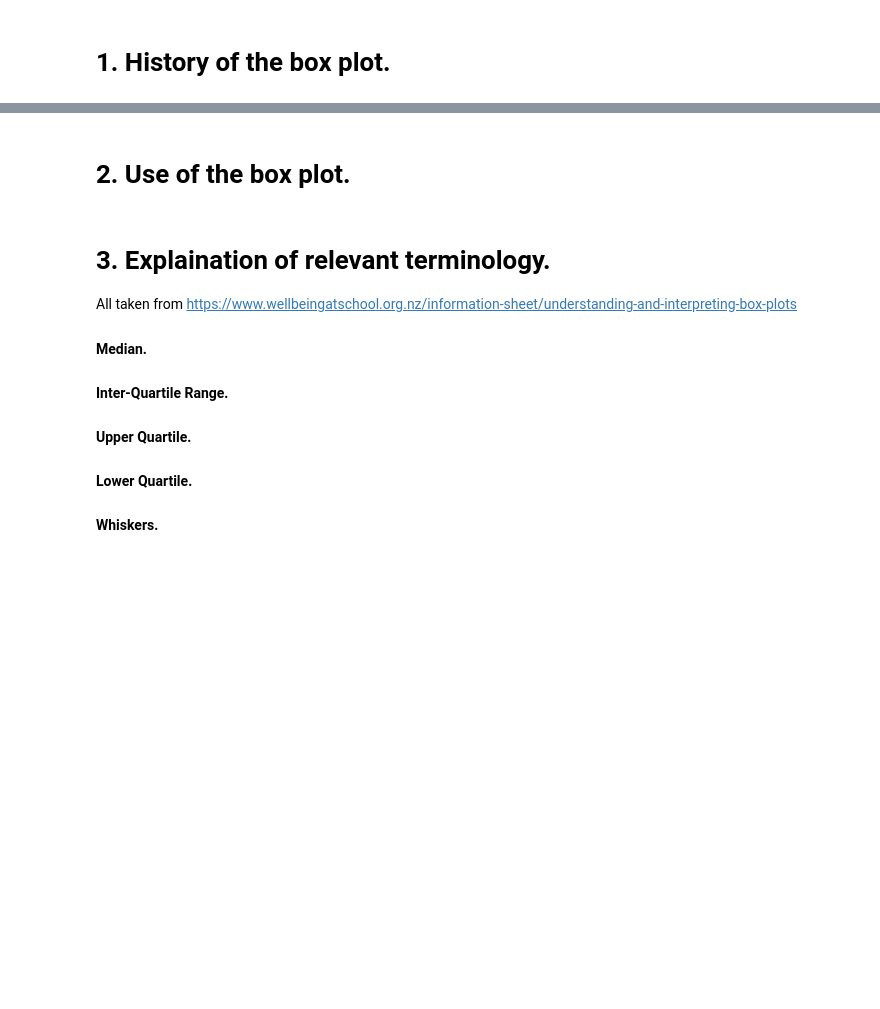
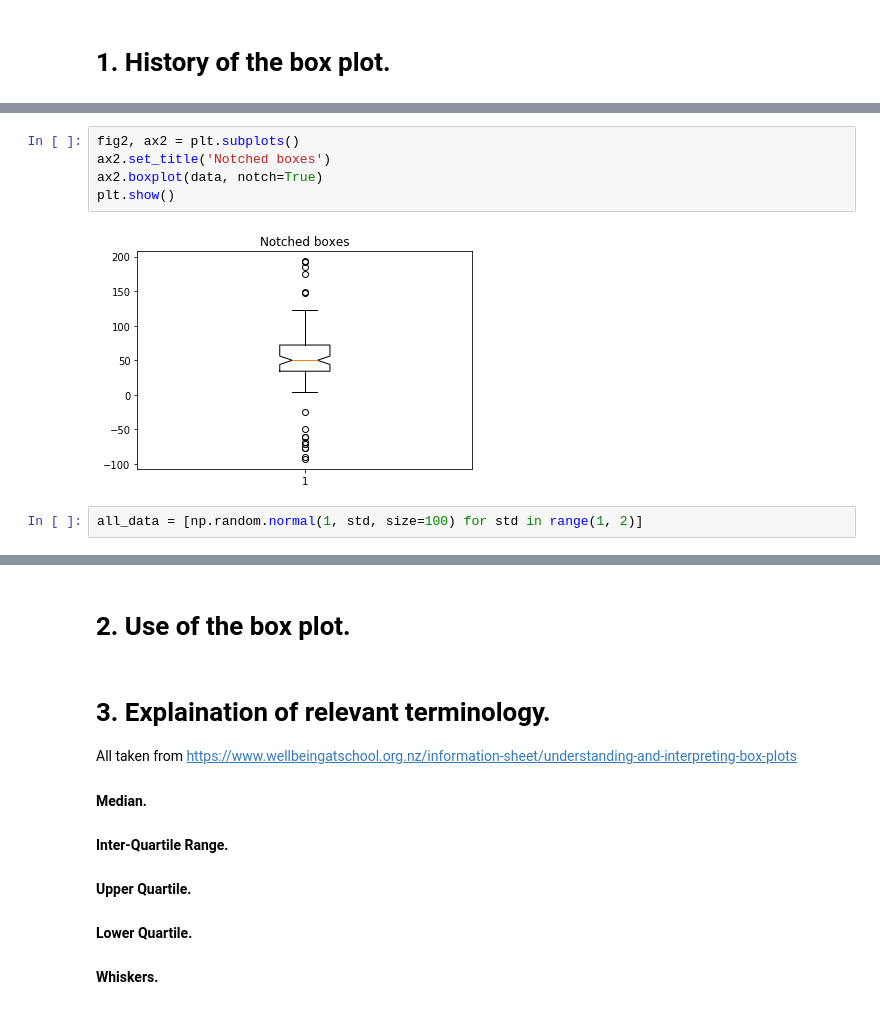
Before and after one commit to Wayne742/Fundamentals-Project-S2-2018, a Jupyter notebook: Project.ipynb, the cells around one changed output, grey strips where cells are left out. Cells and saved outputs as stored; diff of their text form; blank space fills up the shorter version.

```diff
--- a/Project.ipynb
+++ b/Project.ipynb
@@ -6,0 +43,9 @@
+# %%
+fig2, ax2 = plt.subplots()
+ax2.set_title('Notched boxes')
+ax2.boxplot(data, notch=True)
+plt.show()
+# %% [output]
+[figure, added]
+# %%
+all_data = [np.random.normal(1, std, size=100) for std in range(1, 2)]
```
Also changed, not shown: parts of 10 cells of this notebook.
